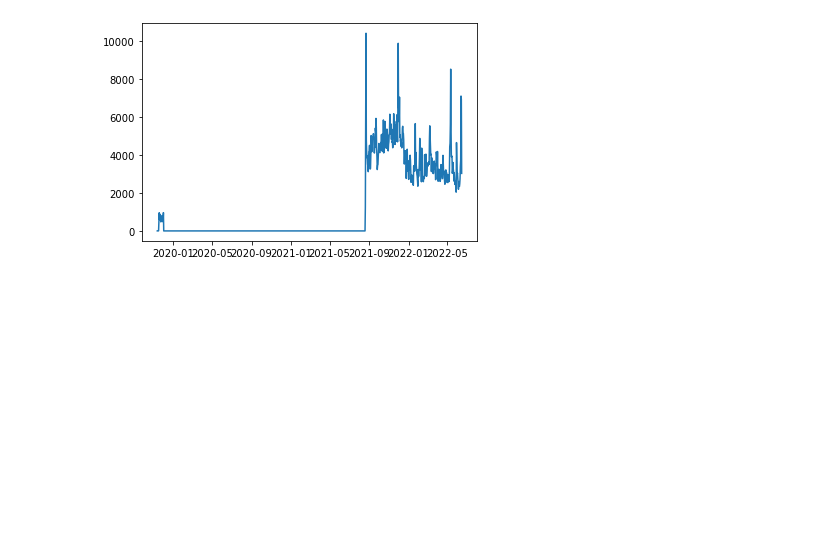
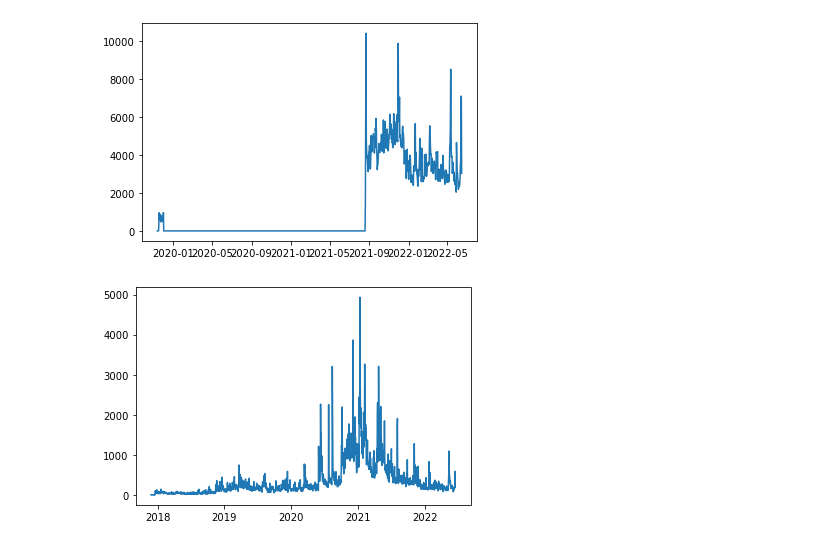
Before and after one commit to Blockchaire/Blockchaire, a Jupyter notebook: Etherscan/eda.ipynb, the cells around one changed output. Drawn from its saved outputs; the diff is of its cells as text; code cells hidden in the pictures; blank space fills up the shorter version.

```diff
--- a/Etherscan/eda.ipynb
+++ b/Etherscan/eda.ipynb
@@ -66,3 +66,8 @@ mkr_time = mkr.copy()
 mkr_time.set_index(mkr_time.time, inplace=True)
 x = mkr_time.index
 y = mkr_time.resample('D').count()['to']
+# %%
+plt.plot(y)
+plt.show()
+# %% [output]
+[figure, added]
```
Also changed, not shown: parts of 7 cells of this notebook, 12 other files.
